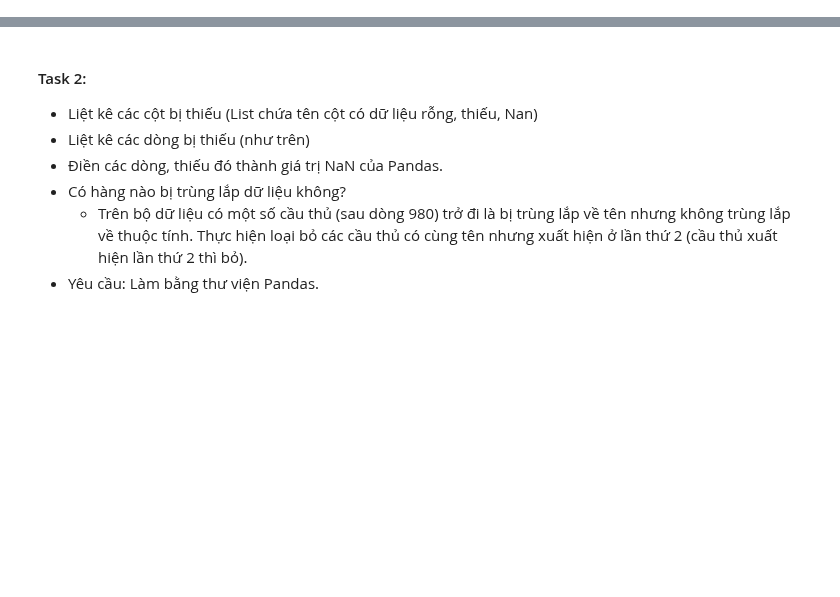
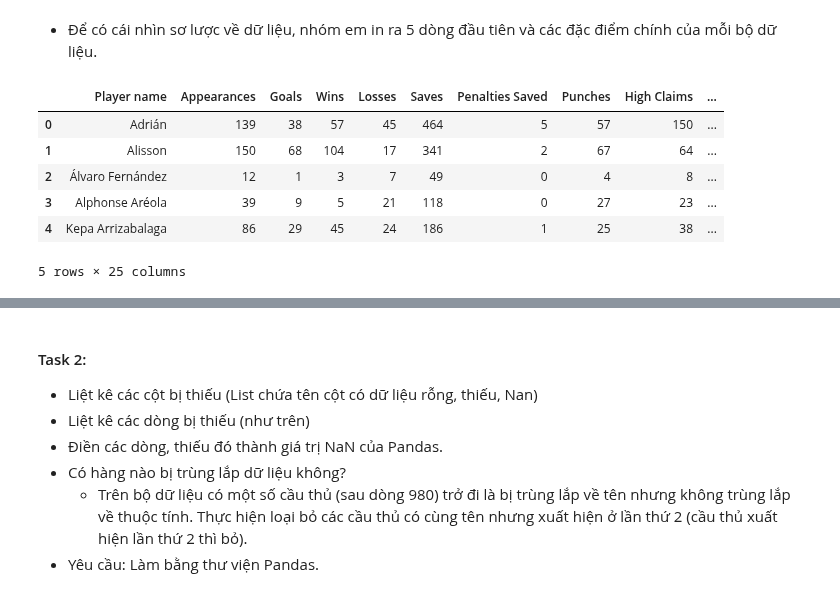
Before and after one commit to hpn00689/NMKHDL_CSC14119-, a Jupyter notebook: PHASE 2/2_DataPreprocessing.ipynb, the cells around one changed output, grey strips where cells are left out. Drawn from its saved outputs; the diff is of its cells as text; code cells hidden in the pictures; blank space fills up the shorter version.

```diff
--- a/PHASE 2/2_DataPreprocessing.ipynb
+++ b/PHASE 2/2_DataPreprocessing.ipynb
@@ -33,0 +17,18 @@ dfPlayer
+# %%
+# Đọc hết dữ liệu trong CSV về các biến tương ứng
+dfKeeper = pd.read_csv('../DATA/keeper_data.csv')
+dfForward = pd.read_csv('../DATA/forward_data.csv')
+dfDefender = pd.read_csv('../DATA/defender_data.csv')
+dfMidfielder = pd.read_csv('../DATA/midfielder_data.csv')
+# %% [markdown]
+- Để có cái nhìn sơ lược về dữ liệu, nhóm em in ra 5 dòng đầu tiên và các đặc điểm chính của mỗi bộ dữ liệu.
+# %%
+dfKeeper.head()
+# %% [output]
+|  | Player name | Appearances | Goals | Wins | Losses | Saves | Penalties Saved | Punches | High Claims | ... |
+| 0 | Adrián | 139 | 38 | 57 | 45 | 464 | 5 | 57 | 150 | ... |
+| 1 | Alisson | 150 | 68 | 104 | 17 | 341 | 2 | 67 | 64 | ... |
+| 2 | Álvaro Fernández | 12 | 1 | 3 | 7 | 49 | 0 | 4 | 8 | ... |
+| 3 | Alphonse Aréola | 39 | 9 | 5 | 21 | 118 | 0 | 27 | 23 | ... |
+| 4 | Kepa Arrizabalaga | 86 | 29 | 45 | 24 | 186 | 1 | 25 | 38 | ... |
+5 rows × 25 columns
```
Also changed, not shown: parts of 35 cells of this notebook, 8 other files.
